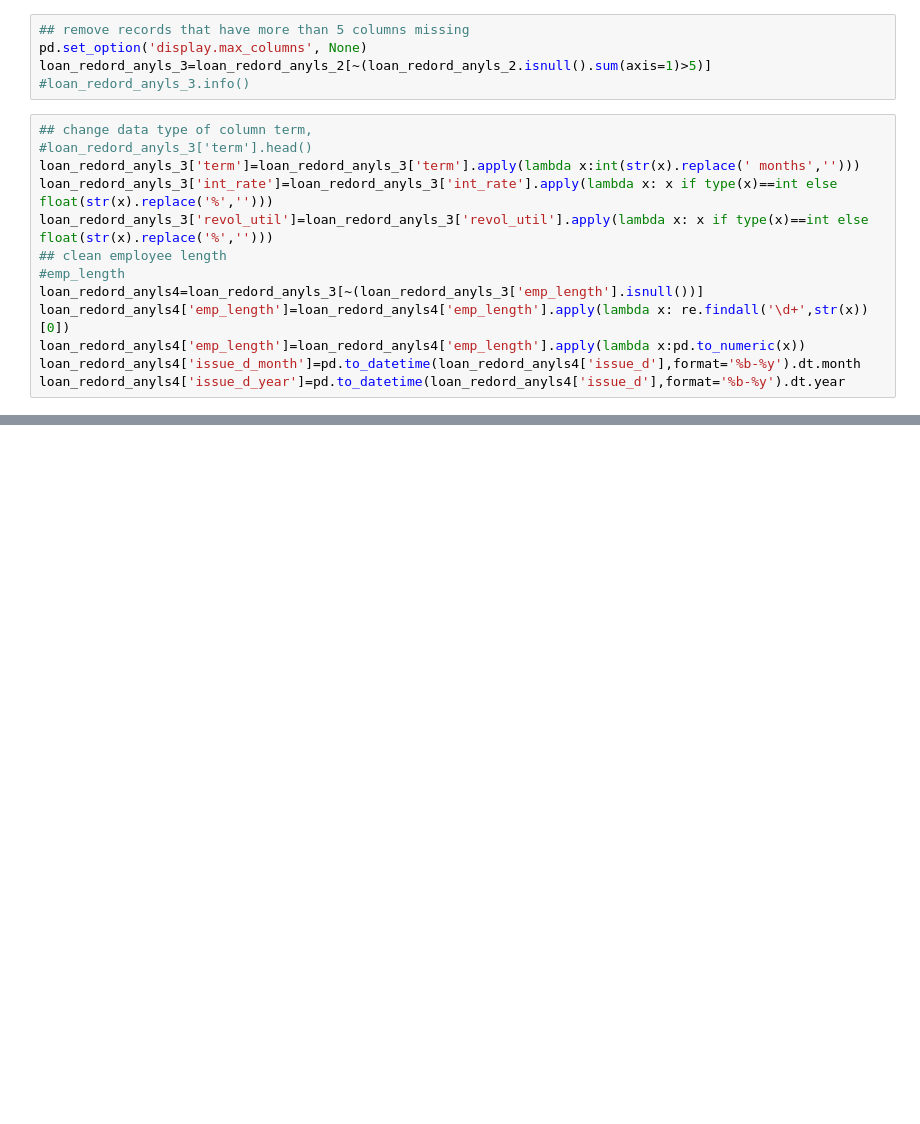
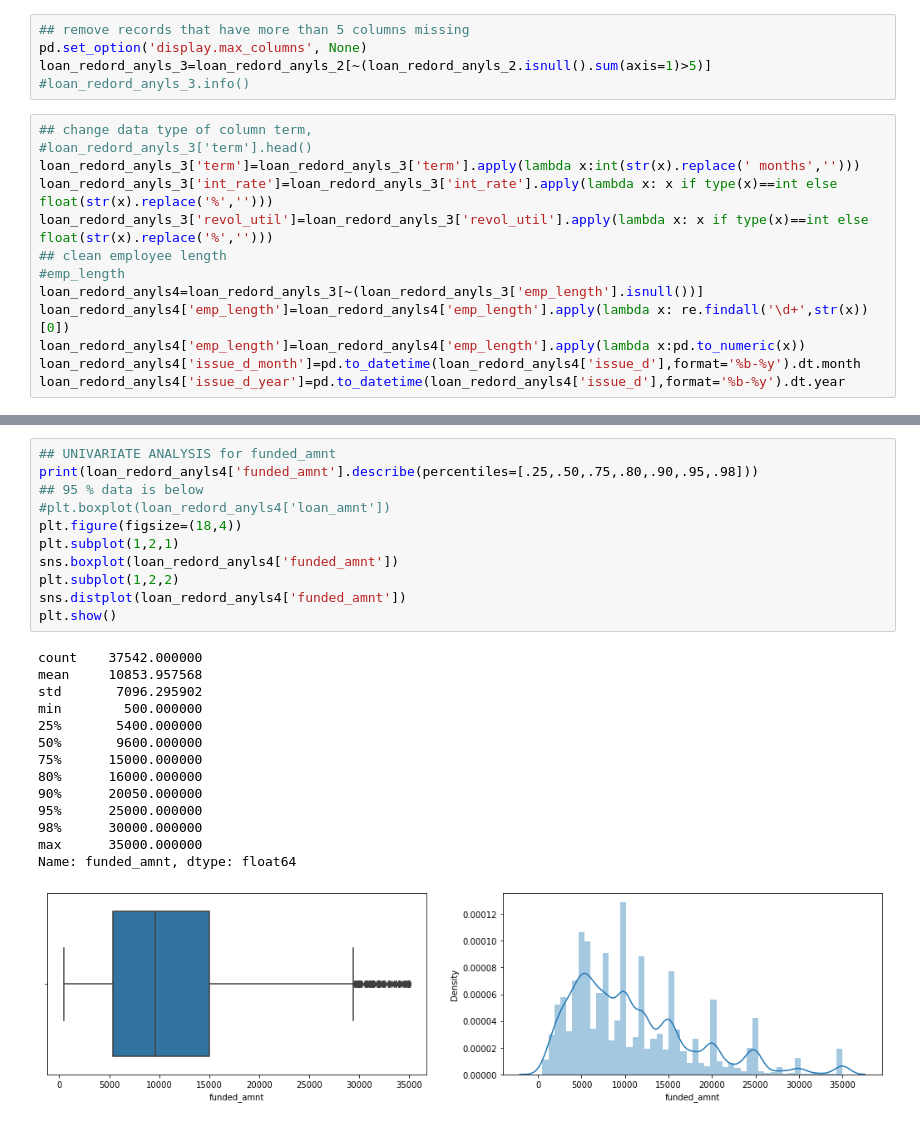
Before and after one commit to ravi2106shekhar/LendingClubCaseStudy, a Jupyter notebook: Ravi_Shekhar.ipynb, the cells around one changed output, grey strips where cells are left out. Drawn from its saved outputs; the diff is of its cells as text; blank space fills up the shorter version.

```diff
--- a/Ravi_Shekhar.ipynb
+++ b/Ravi_Shekhar.ipynb
@@ -200,0 +197,26 @@ memory usage: 16.6+ MB
+# %%
+## UNIVARIATE ANALYSIS for funded_amnt
+print(loan_redord_anyls4['funded_amnt'].describe(percentiles=[.25,.50,.75,.80,.90,.95,.98]))
+## 95 % data is below
+#plt.boxplot(loan_redord_anyls4['loan_amnt'])
+plt.figure(figsize=(18,4))
+plt.subplot(1,2,1)
+sns.boxplot(loan_redord_anyls4['funded_amnt'])
+plt.subplot(1,2,2)
+sns.distplot(loan_redord_anyls4['funded_amnt'])
+plt.show()
+# %% [output]
+count    37542.000000
+mean     10853.957568
+std       7096.295902
+min        500.000000
+25%       5400.000000
+50%       9600.000000
+75%      15000.000000
+80%      16000.000000
+90%      20050.000000
+95%      25000.000000
+98%      30000.000000
+max      35000.000000
+Name: funded_amnt, dtype: float64
+[figure, added]
```
Also changed, not shown: parts of 8 cells of this notebook.
